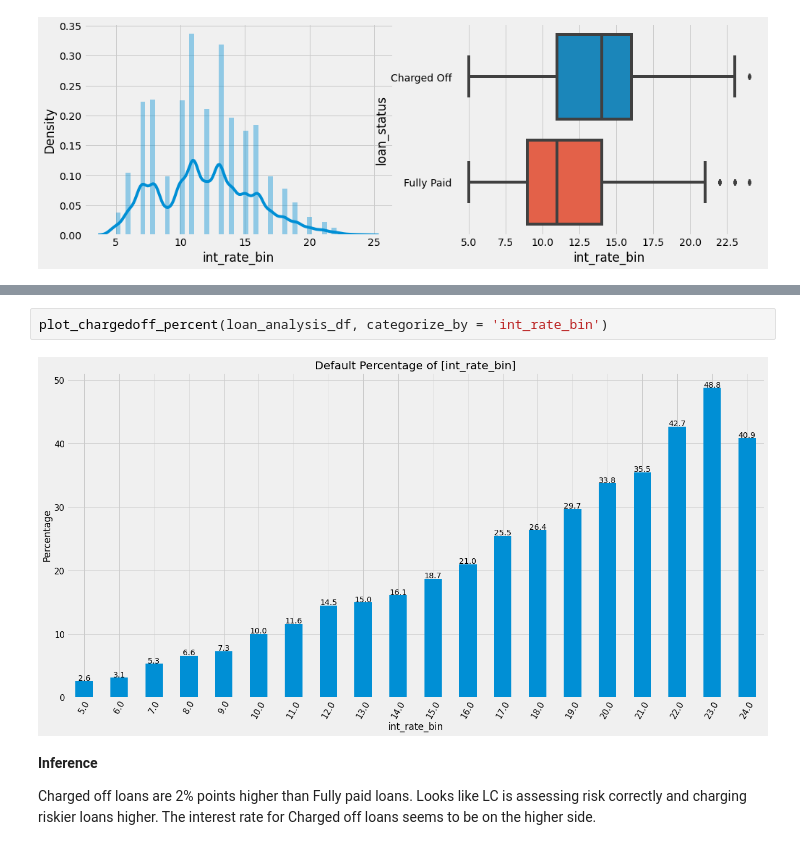
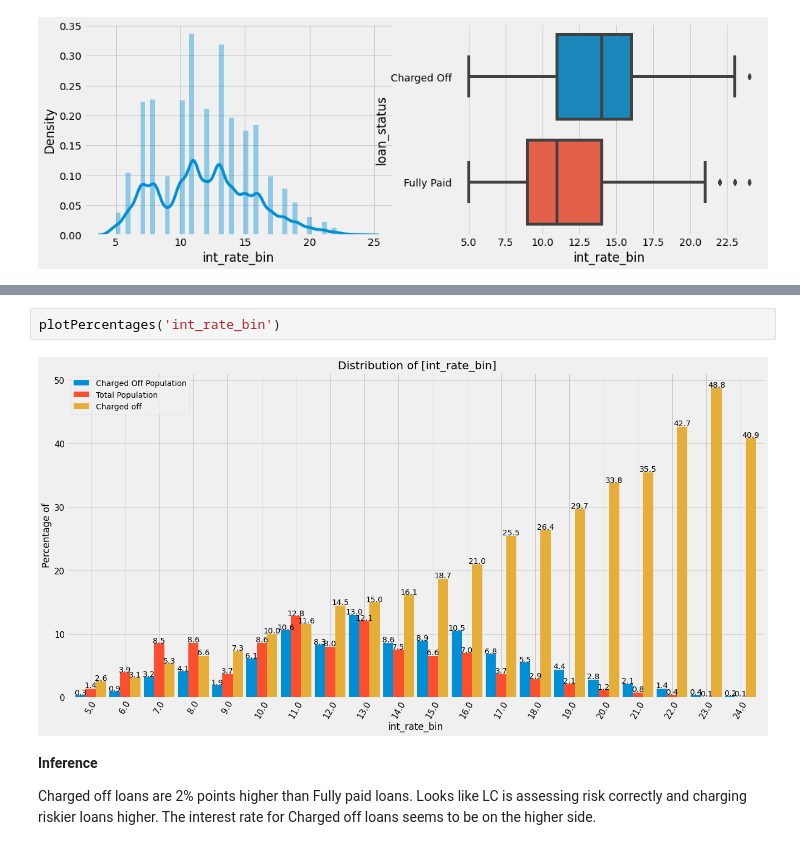
Before and after one commit to rramchan12/Lending-Club-EDA-CaseStudy, a Jupyter notebook: Lending_Club_EDA_Analysis.ipynb, the cells around one changed output, grey strips where cells are left out. Drawn from its saved outputs; the diff is of its cells as text.

```diff
--- a/Lending_Club_EDA_Analysis.ipynb
+++ b/Lending_Club_EDA_Analysis.ipynb
@@ -663,7 +643,7 @@ plot_dualbar(loan_analysis_df, categorize_by = 'int_rate_bin')
-# %%
-plot_chargedoff_percent(loan_analysis_df, categorize_by = 'int_rate_bin')
-# %% [output]
-[figure, removed]
+# %%
+plotPercentages('int_rate_bin')
+# %% [output]
+[figure, added]
 # %% [markdown]
 **Inference**
 
```
Also changed, not shown: parts of 43 cells of this notebook.
